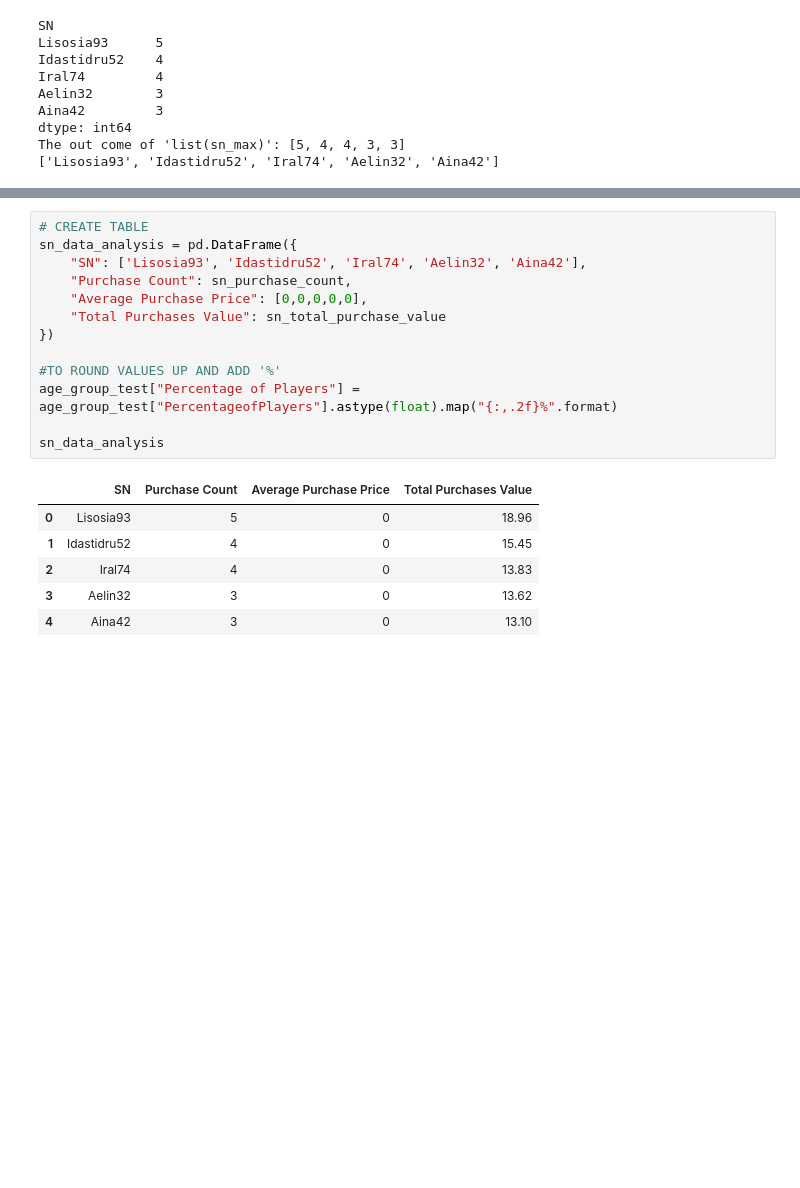
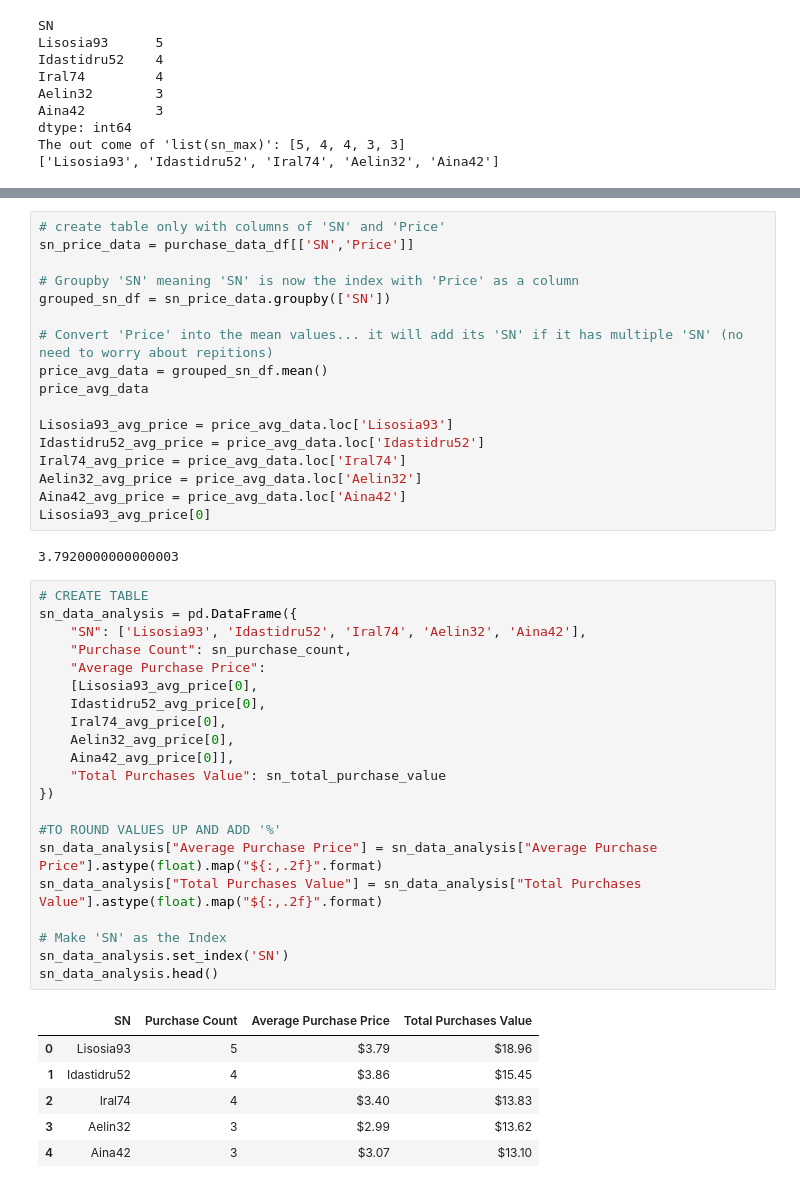
Before and after one commit to samuelroiz/DA_Heroes_Of_Pymoli, a Jupyter notebook: Code/Data_H_o_F.ipynb, the cells around one changed output, grey strips where cells are left out. Cells and saved outputs as stored; diff of their text form; blank space fills up the shorter version.

```diff
--- a/Code/Data_H_o_F.ipynb
+++ b/Code/Data_H_o_F.ipynb
@@ -522,21 +491,48 @@ Name: Price, dtype: float64
 [18.96, 15.45, 13.83, 13.619999999999997, 13.1]
+# %%
+# create table only with columns of 'SN' and 'Price'
+sn_price_data = purchase_data_df[['SN','Price']]
+
+# Groupby 'SN' meaning 'SN' is now the index with 'Price' as a column
+grouped_sn_df = sn_price_data.groupby(['SN'])
+
+# Convert 'Price' into the mean values... it will add its 'SN' if it has multiple 'SN' (no need to worry about repitions)
+price_avg_data = grouped_sn_df.mean()
+price_avg_data
+
+Lisosia93_avg_price = price_avg_data.loc['Lisosia93']
+Idastidru52_avg_price = price_avg_data.loc['Idastidru52']
+Iral74_avg_price = price_avg_data.loc['Iral74']
+Aelin32_avg_price = price_avg_data.loc['Aelin32']
+Aina42_avg_price = price_avg_data.loc['Aina42']
+Lisosia93_avg_price[0]
+# %% [output]
+3.7920000000000003
 # %%
 # CREATE TABLE
 sn_data_analysis = pd.DataFrame({
     "SN": ['Lisosia93', 'Idastidru52', 'Iral74', 'Aelin32', 'Aina42'],
     "Purchase Count": sn_purchase_count,
-    "Average Purchase Price": [0,0,0,0,0],
+    "Average Purchase Price":
+    [Lisosia93_avg_price[0],
+    Idastidru52_avg_price[0],
+    Iral74_avg_price[0],
+    Aelin32_avg_price[0],
+    Aina42_avg_price[0]],
     "Total Purchases Value": sn_total_purchase_value
 })
 
 #TO ROUND VALUES UP AND ADD '%'
-age_group_test["Percentage of Players"] = age_group_test["PercentageofPlayers"].astype(float).map("{:,.2f}%".format)
+sn_data_analysis["Average Purchase Price"] = sn_data_analysis["Average Purchase Price"].astype(float).map("${:,.2f}".format)
+sn_data_analysis["Total Purchases Value"] = sn_data_analysis["Total Purchases Value"].astype(float).map("${:,.2f}".format)
 
-sn_data_analysis
+# Make 'SN' as the Index
+sn_data_analysis.set_index('SN')
+sn_data_analysis.head()
 # %% [output]
 |  | SN | Purchase Count | Average Purchase Price | Total Purchases Value |
-| 0 | Lisosia93 | 5 | 0 | 18.96 |
-| 1 | Idastidru52 | 4 | 0 | 15.45 |
-| 2 | Iral74 | 4 | 0 | 13.83 |
-| 3 | Aelin32 | 3 | 0 | 13.62 |
-| 4 | Aina42 | 3 | 0 | 13.10 |
+| 0 | Lisosia93 | 5 | $3.79 | $18.96 |
+| 1 | Idastidru52 | 4 | $3.86 | $15.45 |
+| 2 | Iral74 | 4 | $3.40 | $13.83 |
+| 3 | Aelin32 | 3 | $2.99 | $13.62 |
+| 4 | Aina42 | 3 | $3.07 | $13.10 |
```
Also changed, not shown: parts of 8 cells of this notebook.
